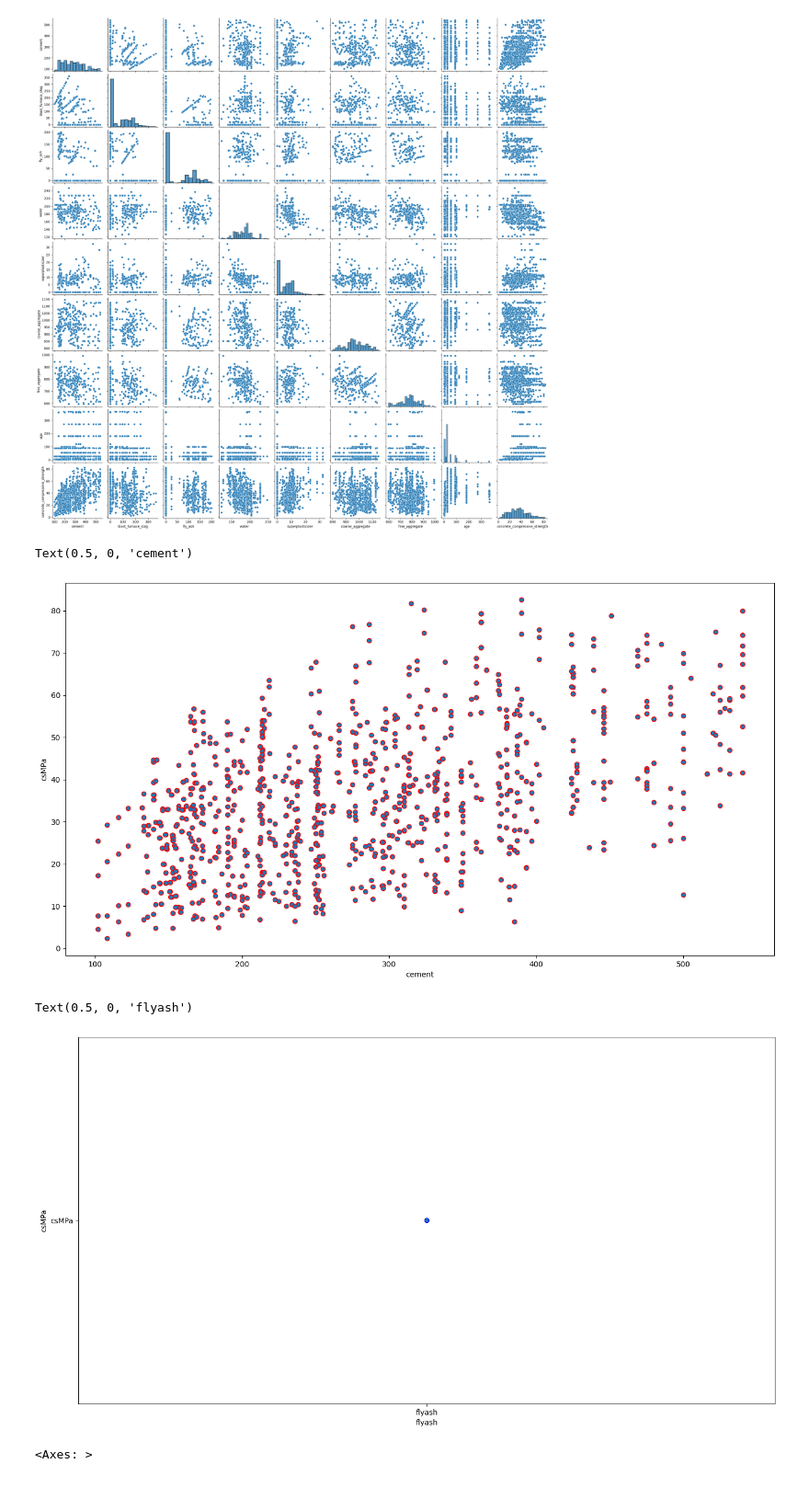
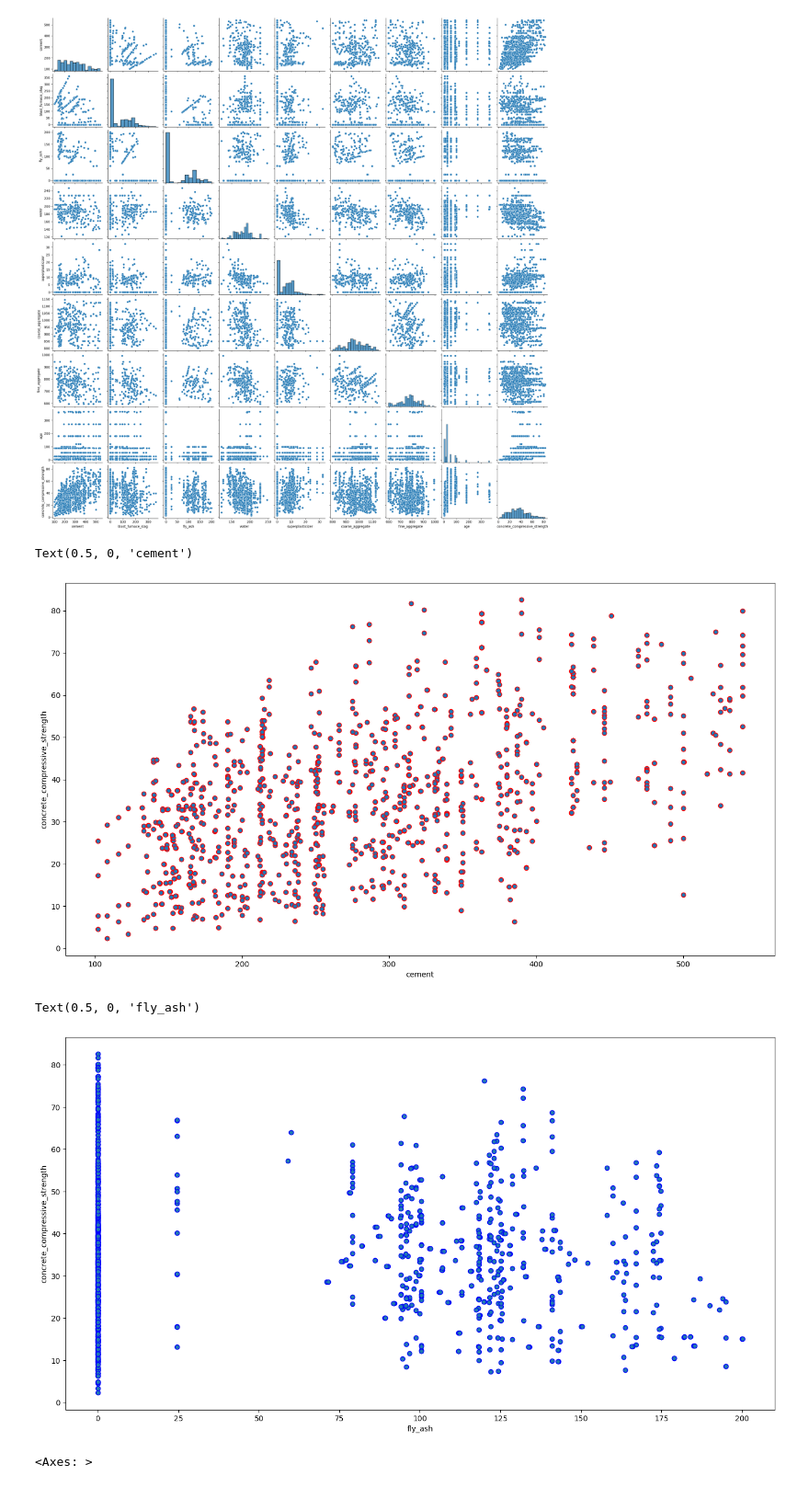
Before and after one commit to YuvrajRawat/Cement-Strength-Prediction, a Jupyter notebook: CementStrengthPred.ipynb, the cells around one changed output. Shown at 92% size. Saved outputs shown, nothing was run; the diff lists cells and outputs as text; code cells hidden in the pictures.

```diff
--- a/CementStrengthPred.ipynb
+++ b/CementStrengthPred.ipynb
@@ -89,19 +89,19 @@ sb.pairplot( df )
 # scatter plot of Water and Cement
 plt.figure(figsize=[17,9])
 plt.scatter(y='concrete_compressive_strength',x='cement',edgecolors='red',data=df)
-plt.ylabel('csMPa')
+plt.ylabel('concrete_compressive_strength')
 plt.xlabel('cement')
 # %% [output]
 Text(0.5, 0, 'cement')
-[figure, old version]
+[figure, new version]
 # %%
 plt.figure(figsize=[17,9])
-plt.scatter(y='csMPa',x='flyash',edgecolors='blue',data=df)
-plt.ylabel('csMPa')
-plt.xlabel('flyash')
+plt.scatter(y='concrete_compressive_strength',x='fly_ash',edgecolors='blue',data=df)
+plt.ylabel('concrete_compressive_strength')
+plt.xlabel('fly_ash')
 # %% [output]
-Text(0.5, 0, 'flyash')
+Text(0.5, 0, 'fly_ash')
-[figure, old version]
+[figure, new version]
 # %%
 plt.figure(figsize=[17,8])
 
```
